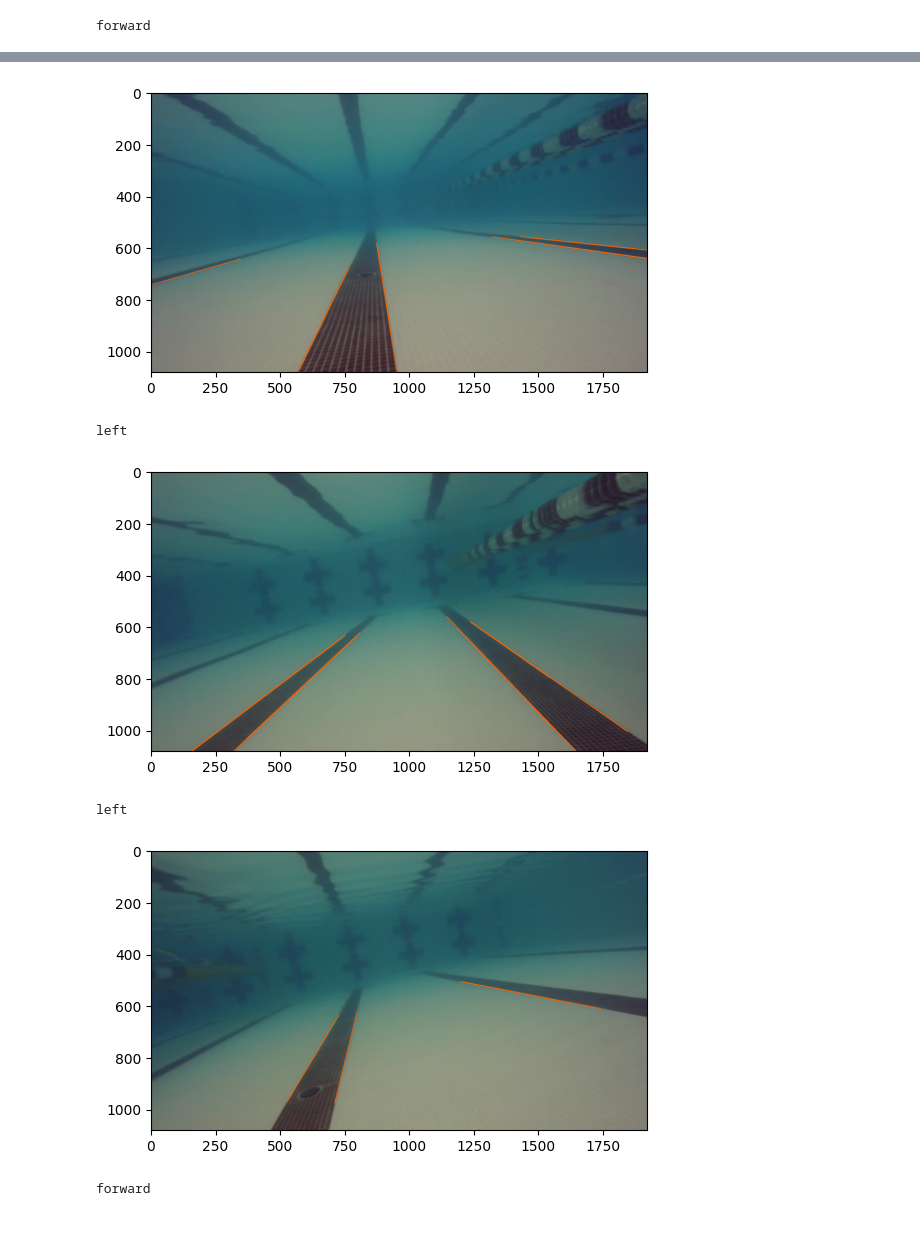
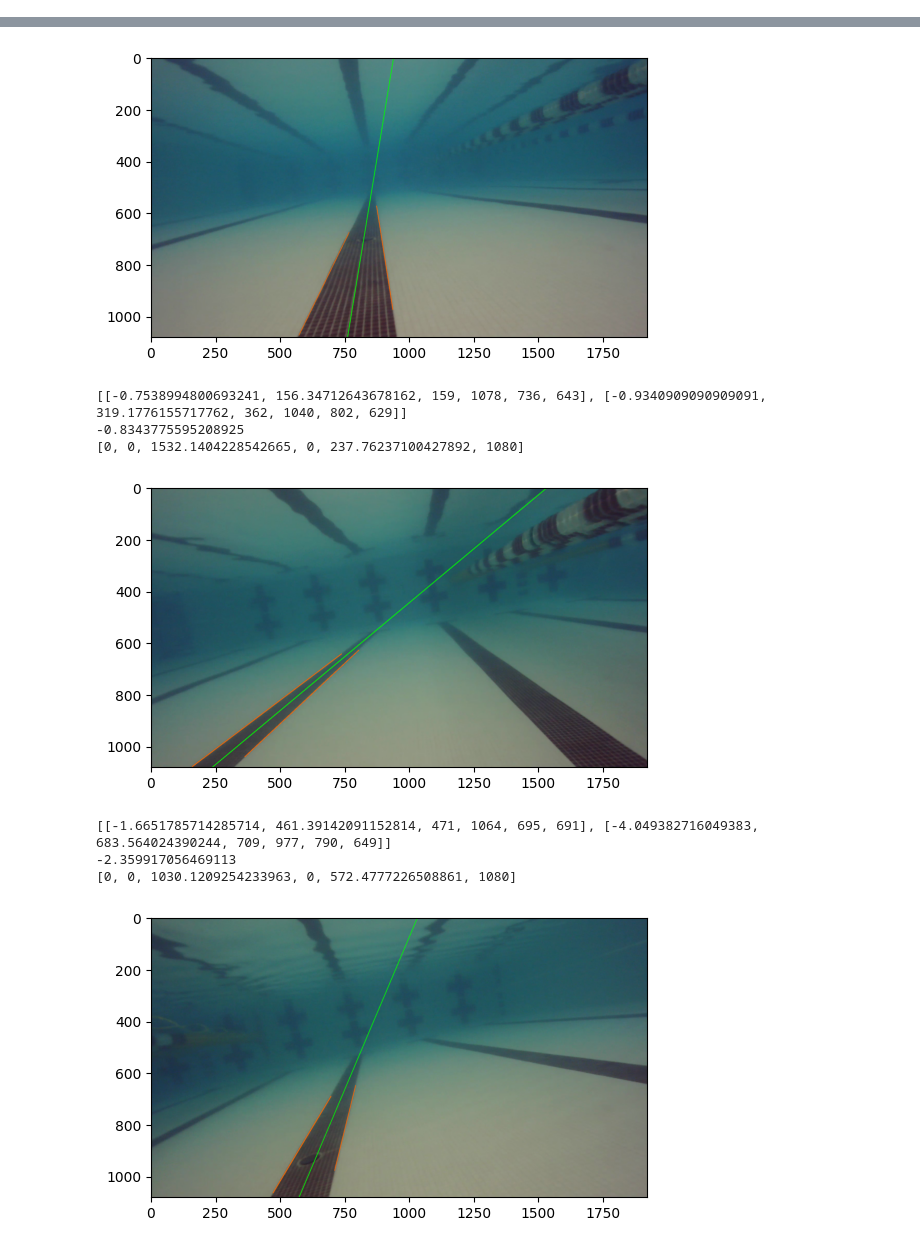
Before and after one commit to charlottefreedman/cv-intro, a Jupyter notebook: lane_detection.ipynb, the cells around one changed output, grey strips where cells are left out. Saved outputs shown, nothing was run; the diff lists cells and outputs as text; code cells hidden in the pictures.

Commit message:
center lane

```diff
--- a/lane_detection.ipynb
+++ b/lane_detection.ipynb
@@ -4,9 +4,3 @@ import numpy as np
 import matplotlib.pyplot as plt
 import lane_detection
 import lane_following
-# %%
-img = cv2.imread("lanes.png")
-lines = lane_detection.detect_lines(img, 30, 40, 3, 150, 20)
-lanes = lane_detection.detect_lanes(lines)
-drawing = lane_detection.draw_lines(img, lines)
-plt.imshow(cv2.cvtColor(drawing, cv2.COLOR_BGR2RGB))
@@ -30,19 +21,19 @@ while True:
         lines = lane_detection.detect_lines(img, 30, 40, 3, 300, 200)
         lanes = lane_detection.detect_lanes(lines)
         img = lane_detection.draw_lanes(img, lanes)
-        # plt.imshow(cv2.cvtColor(img, cv2.COLOR_BGR2RGB))
-        # plt.show()
 
-        center_lane = lane_following.get_lane_center(lanes)
+        print(lanes)
 
-        color_img = cv2.cvtColor(img, cv2.COLOR_BGR2RGB)
+        center = lane_following.get_lane_center(lanes)
+        cen = lane_following.get_center_line(center[0], center[1], img.shape[0])
 
-        plt.imshow(color_img)
+        print(cen)
+        plt.imshow(cv2.cvtColor(lane_following.draw_center(img, cen), cv2.COLOR_BGR2RGB))
         plt.show()
-        mid = lane_following.get_lane_center(lanes)
+        # mid = lane_following.get_lane_center(lanes)
 
-        direction = lane_following.recommend_direction(mid[0], mid[1], c)
-        print (direction)
+        # direction = lane_following.recommend_direction(mid[0], mid[1], c)
+        # print (direction)
 
     i += 1
 # %% [output]
@@ -50 +43,0 @@ while True:
-forward
@@ -51,6 +47,9 @@ forward
-[figure, old version]
+[figure, new version]
-left
+[[-0.7538994800693241, 156.34712643678162, 159, 1078, 736, 643], [-0.9340909090909091, 319.1776155717762, 362, 1040, 802, 629]]
+-0.8343775595208925
+[0, 0, 1532.1404228542665, 0, 237.76237100427892, 1080]
-[figure, old version]
+[figure, new version]
-left
+[[-1.6651785714285714, 461.39142091152814, 471, 1064, 695, 691], [-4.049382716049383, 683.564024390244, 709, 977, 790, 649]]
+-2.359917056469113
+[0, 0, 1030.1209254233963, 0, 572.4777226508861, 1080]
-[figure, old version]
+[figure, new version]
-forward
```
Also changed, not shown: parts of 2 cells of this notebook, 2 other files.
